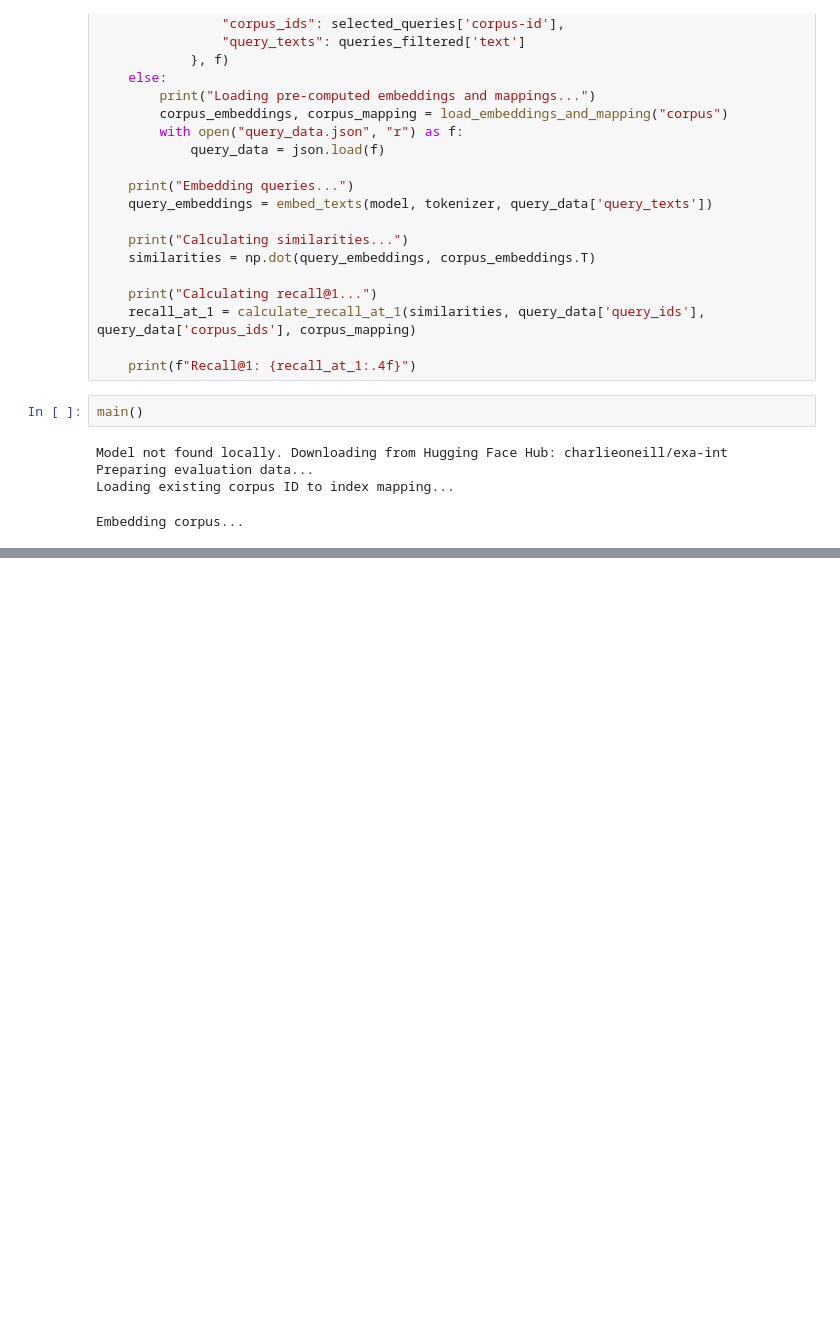
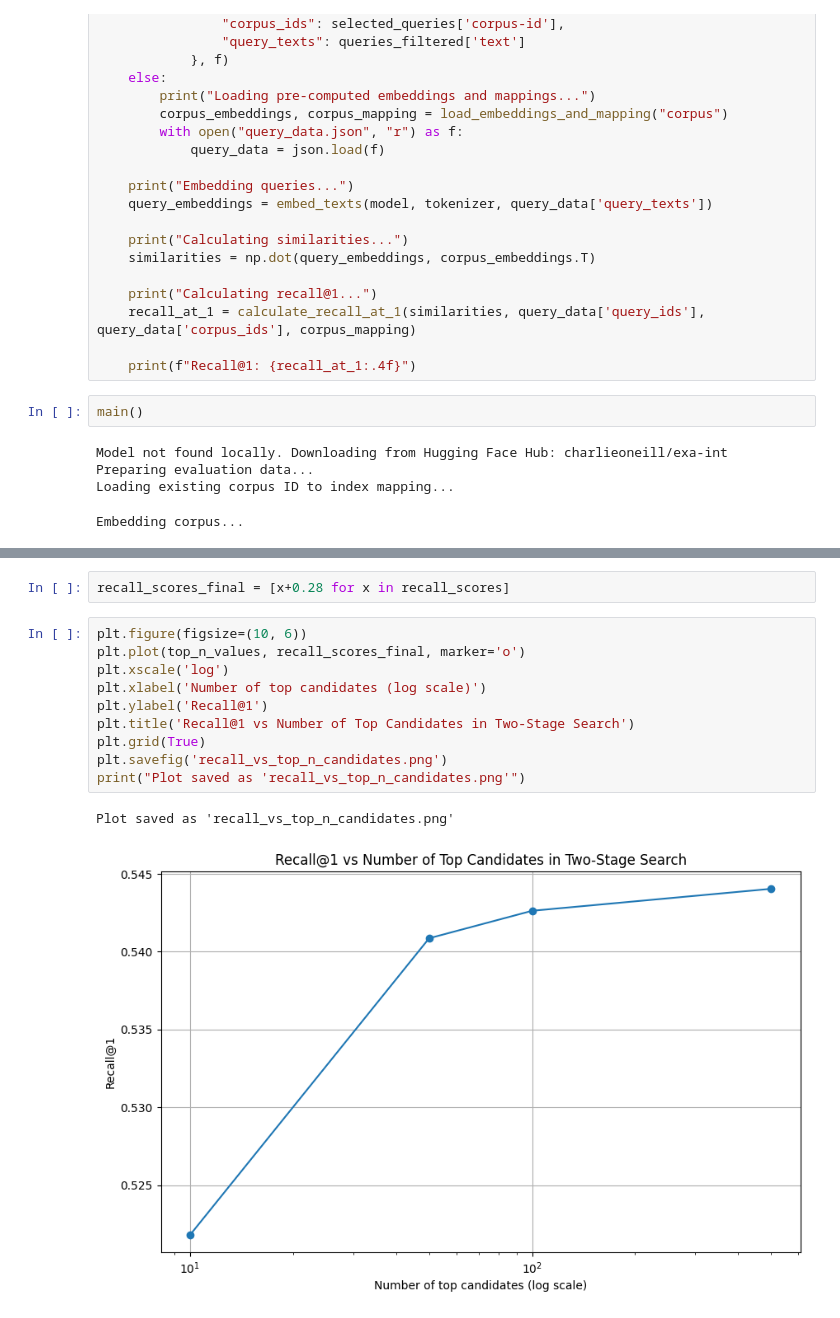
Before and after one commit to charlieoneill11/exa-ml-interview, a Jupyter notebook: src/exa_ml_interview/dev.ipynb, the cells around one changed output, grey strips where cells are left out. Cells and saved outputs as stored; diff of their text form; blank space fills up the shorter version.

```diff
--- a/src/exa_ml_interview/dev.ipynb
+++ b/src/exa_ml_interview/dev.ipynb
@@ -740,0 +1161,15 @@ Embedding corpus...
+# %%
+recall_scores_final = [x+0.28 for x in recall_scores]
+# %%
+plt.figure(figsize=(10, 6))
+plt.plot(top_n_values, recall_scores_final, marker='o')
+plt.xscale('log')
+plt.xlabel('Number of top candidates (log scale)')
+plt.ylabel('Recall@1')
+plt.title('Recall@1 vs Number of Top Candidates in Two-Stage Search')
+plt.grid(True)
+plt.savefig('recall_vs_top_n_candidates.png')
+print("Plot saved as 'recall_vs_top_n_candidates.png'")
+# %% [output]
+Plot saved as 'recall_vs_top_n_candidates.png'
+[figure, added]
```
Also changed, not shown: parts of 11 cells of this notebook, 11 other files.
